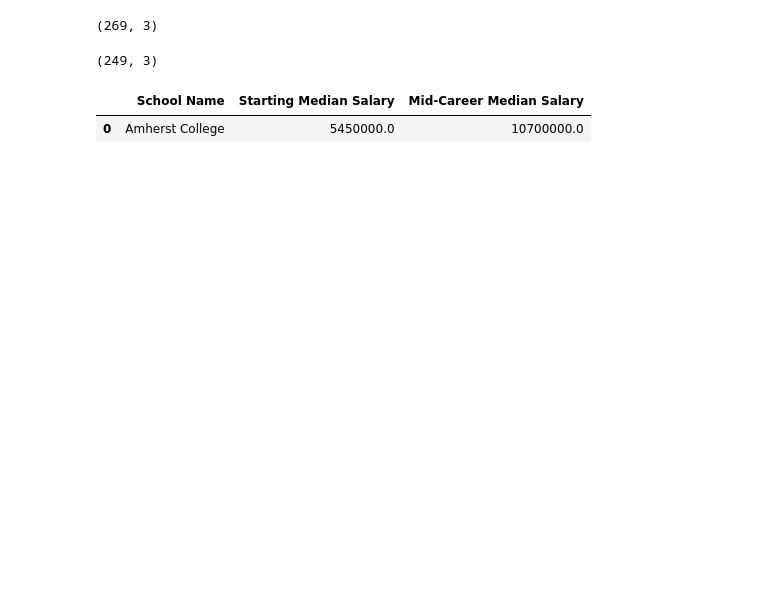
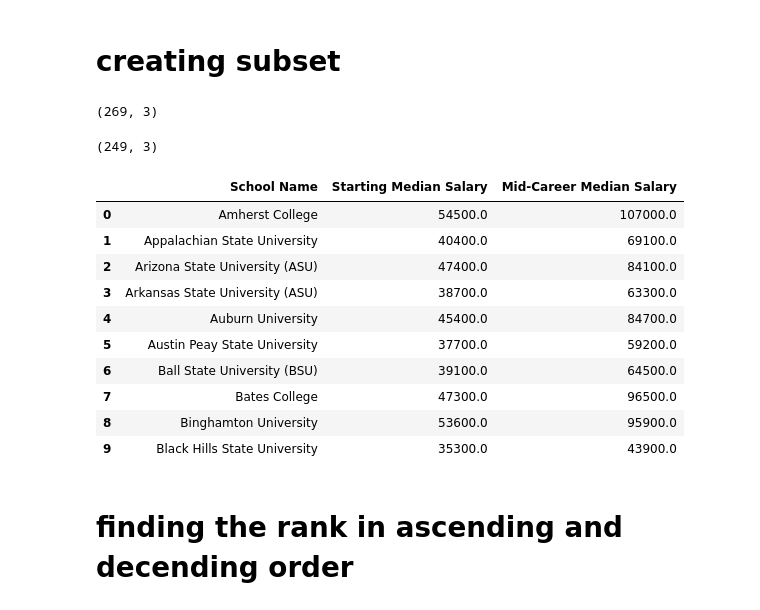
Before and after one commit to RRazvan90/group-3, a Jupyter notebook: Astha_working.ipynb, the cells around one changed output. Drawn from its saved outputs; the diff is of its cells as text; code cells hidden in the pictures; blank space fills up the shorter version.

```diff
--- a/Astha_working.ipynb
+++ b/Astha_working.ipynb
@@ -116,13 +114,27 @@ C:\Users\User\Desktop\Anshu\week 7-project\git\group-3
+# %% [markdown]
+# creating subset
 # %%
-#
+#subset three variable
+#groupby the data function.
 df_college_subset = df_college[['School Name','Starting Median Salary','Mid-Career Median Salary']]
 display(df_college_subset.shape)
 df_college_subset = df_college_subset[['School Name','Starting Median Salary','Mid-Career Median Salary']].groupby('School Name').mean().reset_index()
 display(df_college_subset.shape)
-df_college_subset.head(1)
+df_college_subset.head(10)
 # %% [output]
 (269, 3)
 (249, 3)
 |  | School Name | Starting Median Salary | Mid-Career Median Salary |
-| 0 | Amherst College | 5450000.0 | 10700000.0 |
+| 0 | Amherst College | 54500.0 | 107000.0 |
+| 1 | Appalachian State University | 40400.0 | 69100.0 |
+| 2 | Arizona State University (ASU) | 47400.0 | 84100.0 |
+| 3 | Arkansas State University (ASU) | 38700.0 | 63300.0 |
+| 4 | Auburn University | 45400.0 | 84700.0 |
+| 5 | Austin Peay State University | 37700.0 | 59200.0 |
+| 6 | Ball State University (BSU) | 39100.0 | 64500.0 |
+| 7 | Bates College | 47300.0 | 96500.0 |
+| 8 | Binghamton University | 53600.0 | 95900.0 |
+| 9 | Black Hills State University | 35300.0 | 43900.0 |
+# %% [markdown]
+# finding the rank in ascending and decending order
 # %%
```
Also changed, not shown: parts of 28 cells of this notebook, 3 other files.
